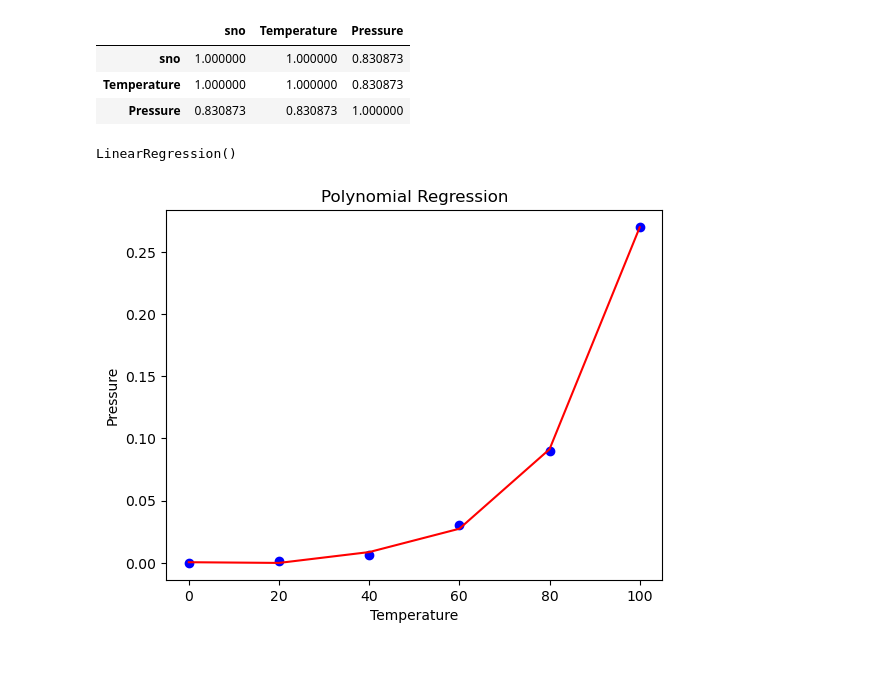
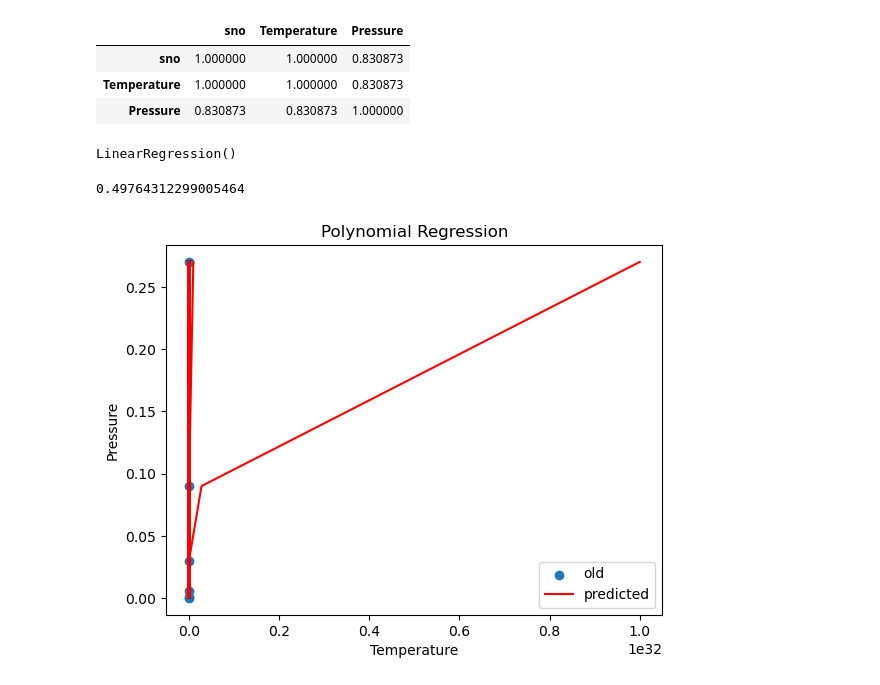
Before and after one commit to deepaknandeshwar17/Machine_Learning_practice, a Jupyter notebook: ml2.ipynb, the cells around one changed output. Drawn from its saved outputs; the diff is of its cells as text; code cells hidden in the pictures.

```diff
--- a/ml2.ipynb
+++ b/ml2.ipynb
@@ -350,10 +350,6 @@ y = positiondata['Pressure']
 from sklearn.preprocessing import PolynomialFeatures
 # %%
 poly = PolynomialFeatures(degree=4)
-X_poly = poly.fit_transform(x)
-
-poly.fit(X_poly, y)
-lin2 = LinearRegression()
-lin2.fit(X_poly, y)
+poly.fit(x)
+x = poly.transform(x)
+# poly.fit(X_poly, y)
-# %% [output]
-LinearRegression()
@@ -360,13 +358,23 @@ LinearRegression()
+# %%
+
+lin2 = LinearRegression()
+lin2.fit(x, y)
+# %% [output]
+LinearRegression()
+# %%
+lin2.score(x_test,y_test)*100
+# %% [output]
+0.49764312299005464
 # %%
-pred = lin2.predict(X_poly)
+pred = lin2.predict(x)
 # %%
 # Visualising the Polynomial Regression results
-plt.scatter(x, y, color='blue')
-plt.plot(x, pred,color='red')
+plt.scatter(positiondata['Temperature'],positiondata['Pressure'])
+plt.plot(x, pred,color='red', label="predicted")
 plt.title('Polynomial Regression')
 plt.xlabel('Temperature')
 plt.ylabel('Pressure')
-
+plt.legend(['old', 'predicted'])
 plt.show()
 # %% [output]
-[figure, old version]
+[figure, new version]
```
Also changed, not shown: parts of 1 cell of this notebook.
